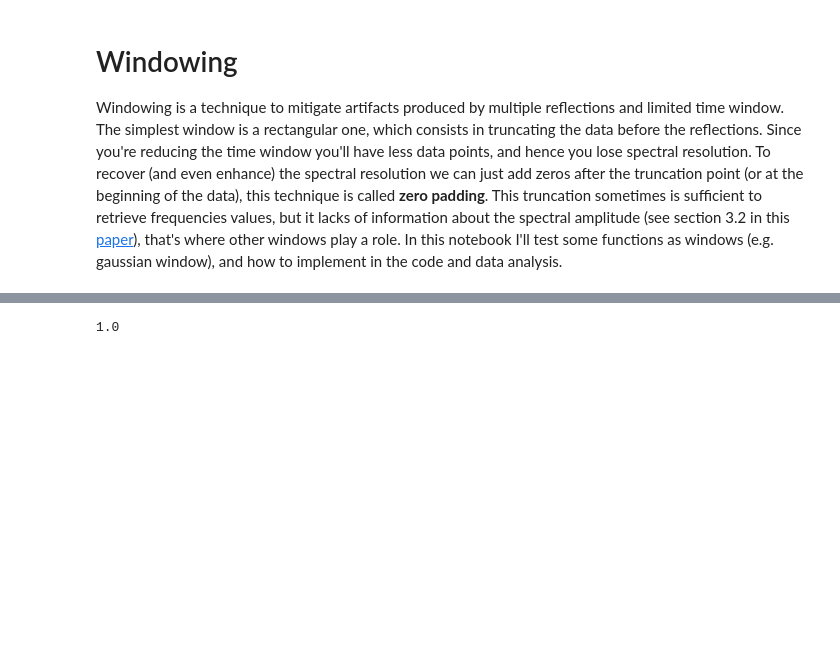
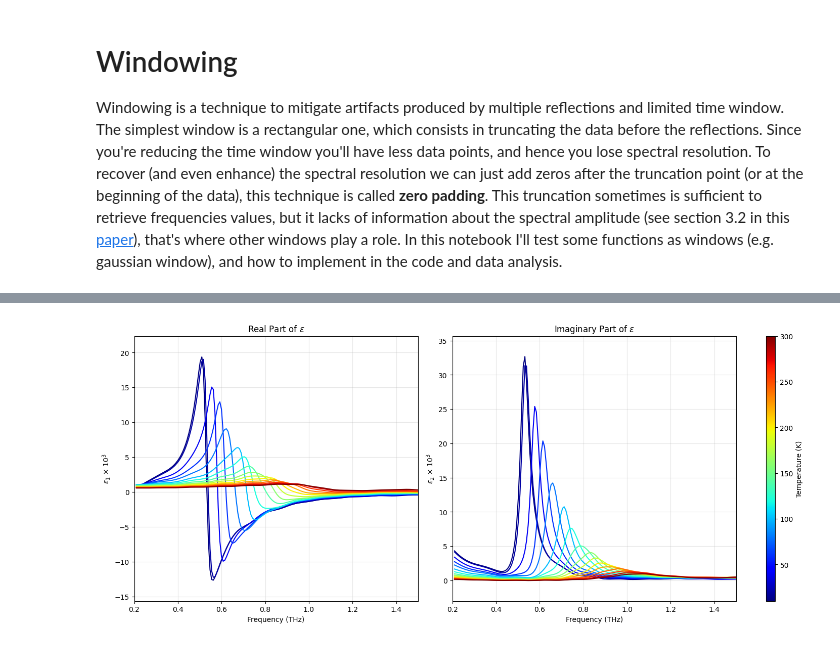
Before and after one commit to estradiote-mau/terahertz-codes2, a Jupyter notebook: PbTe-thinfilm.ipynb, the cells around one changed output, grey strips where cells are left out. Cells and saved outputs as stored; diff of their text form; code cells hidden in the pictures; blank space fills up the shorter version.

```diff
--- a/PbTe-thinfilm.ipynb
+++ b/PbTe-thinfilm.ipynb
@@ -577,3 +996,57 @@ freqs, T = apply_window(ref_df, sample_df, 10, 11.12, 4001, 'gaussian', [sigma],
 # %%
+def plot_permissividade_por_temperatura(dict_amostra, dict_ref):
+    # 2 subplots side by side
+    fig, (ax1, ax2) = plt.subplots(1, 2, figsize=(14, 6), constrained_layout=True)
+
+    # Configure color mapping (Normalize from 10K to 300K)
+    norm = mcolors.Normalize(vmin=10, vmax=300)
+    cmap = plt.cm.jet # Can change to 'viridis', 'plasma', etc.
+    sm = plt.cm.ScalarMappable(cmap=cmap, norm=norm)
+    sm.set_array([]) # Necessary for the colorbar to work
+    # Sort keys based on temperature (second element of the list)
+    sorted_keys = sorted(dict_amostra.keys(), key=lambda k: dict_amostra[k][1])
+
+    e_maxs_mins = []
+    for key in sorted_keys:
+        if key not in dict_ref: continue # Safety check in case a key is missing
+
+        # Unpack the data
+        df_sample, temp = dict_amostra[key]
+        df_ref, _ = dict_ref[key]
+
+        # Call the calculation function
+        freqs, T, e_film = apply_window_v2(df_ref, df_sample, 10, 11.12, 4001, 'flattop', [800], 2.56, 0.086*1e-3, 0.0016e-3, plots_array=[False]*10)
+        e_maxs_mins.append([np.max(np.real(e_film)), np.max(np.imag(e_film)), np.min(np.real(e_film)), np.min(np.imag(e_film))])
+
+        # Define a color based on temperature
+        color = cmap(norm(temp))
+
+        # Plot Real and Imaginary parts
+        ax1.plot(freqs*1e-12, np.real(e_film)/1000, color=color)
+        ax2.plot(freqs*1e-12, np.imag(e_film)/1000, color=color)
+
+    # Visual settings for Axis 1 (Real)
+    ax1.set_title(r"Real Part of $\epsilon$")
+    ax1.set_xlabel("Frequency (THz)")
+    ax1.set_ylabel(r"$\epsilon_1$ $\times$ $10^3$")
+    ax1.grid(True, alpha=0.3)
+    ax1.set_xlim((0.2, 1.5))
+    ax1.set_ylim((min([e[2]/1000 for e in e_maxs_mins]) - 3, max([e[0]/1000 for e in e_maxs_mins]) + 3))
+
+    # Visual settings for Axis 2 (Imaginary)
+    ax2.set_title(r"Imaginary Part of $\epsilon$")
+    ax2.set_xlabel("Frequency (THz)")
+    ax2.set_ylabel(r"$\epsilon_2$ $\times$ $10^3$")
+    ax2.grid(True, alpha=0.3)
+    ax2.set_xlim((0.2, 1.5))
+    ax2.set_ylim((min([e[3]/1000 for e in e_maxs_mins]) - 3, max([e[1]/1000 for e in e_maxs_mins]) + 3))
+
+    # Add the colorbar
+    cbar = fig.colorbar(sm, ax=[ax1, ax2], aspect=30)
+    cbar.set_label('Temperature (K)')
+
+    plt.show()
-# %% [output]
-1.0
+# %%
+plot_permissividade_por_temperatura(dict_with_mean_dfs_PbTe_10_10, dict_with_mean_dfs_substrato_10_10)
+# %% [output]
+[figure, added]
```
Also changed, not shown: parts of 10 cells of this notebook, 1 other file.
